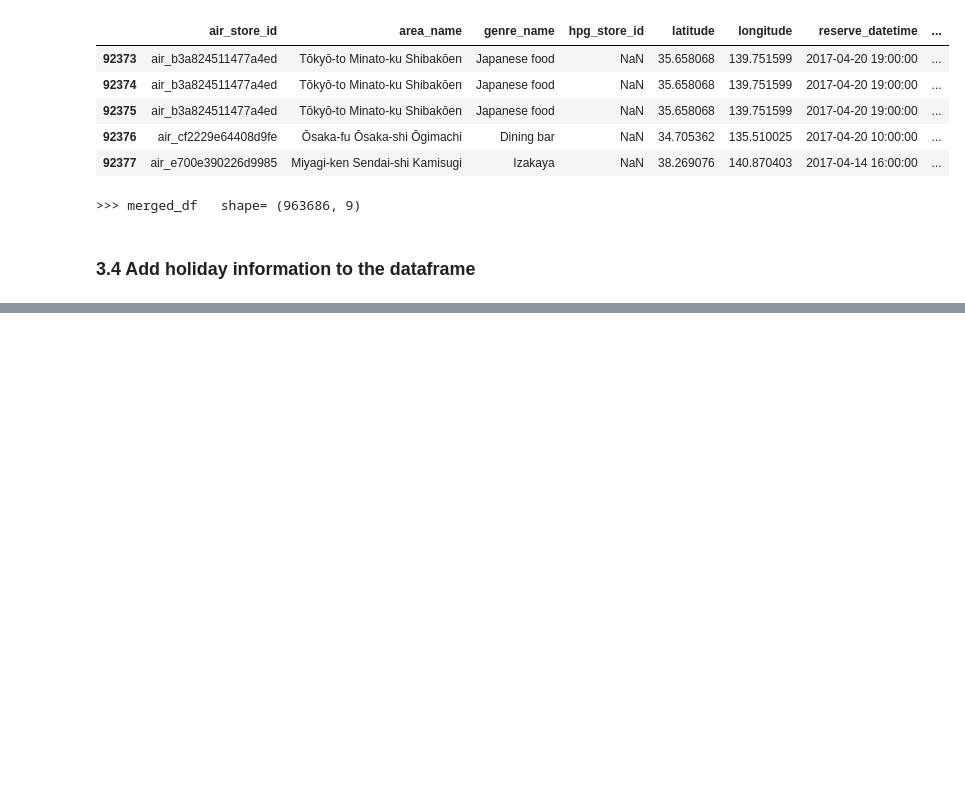
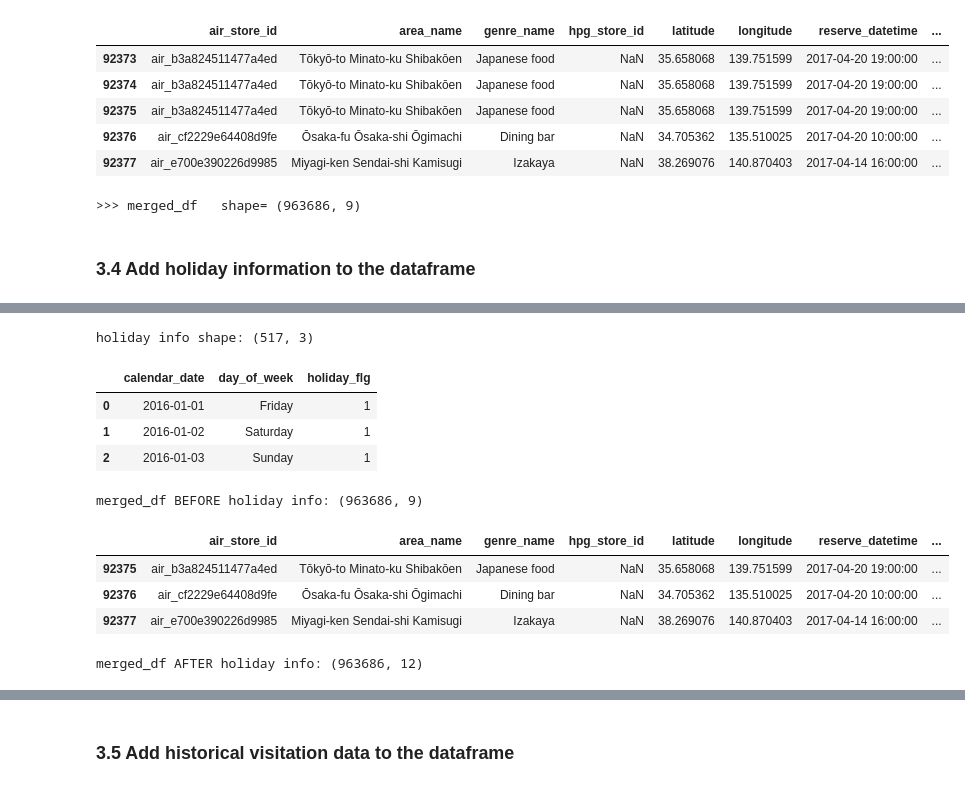
Before and after one commit to karlphillip/DataScience, a Jupyter notebook: Project1/1_data_wrangling.ipynb, the cells around one changed output, grey strips where cells are left out. Drawn from its saved outputs; the diff is of its cells as text; code cells hidden in the pictures; blank space fills up the shorter version.

```diff
--- a/Project1/1_data_wrangling.ipynb
+++ b/Project1/1_data_wrangling.ipynb
@@ -380,0 +254,32 @@ print(">>> Number of days:", len(merged_df['visit_datetime'].dt.normalize().valu
+# %%
+print('holiday info shape:', date_info_df.shape)
+display(date_info_df.head(3))
+
+print('merged_df BEFORE holiday info:', merged_df.shape)
+display(merged_df.tail(3))
+
+# convert column visit_datetime from string to datetime object
+merged_df['visit_datetime'] = pd.to_datetime(merged_df['visit_datetime'])
+#print(merged_df.select_dtypes(include=[np.datetime64])) # is it really datetime type?
+
+# add a new column containing only the Y-M-D of visit_datetime to be used on the next merge()
+merged_df['visit_date'] = merged_df['visit_datetime'].apply(lambda x: x.strftime('%Y-%m-%d'))
+
+# combine both datasets to add columns 'day_of_week' and 'holiday_flg' to merged_df
+merged_df = pd.merge(merged_df, date_info_df, left_on='visit_date', right_on='calendar_date')
+del merged_df['calendar_date']
+
+print('merged_df AFTER holiday info:', merged_df.shape)
+display(merged_df.tail(3))
+# %% [output]
+holiday info shape: (517, 3)
+|  | calendar_date | day_of_week | holiday_flg |
+| 0 | 2016-01-01 | Friday | 1 |
+| 1 | 2016-01-02 | Saturday | 1 |
+| 2 | 2016-01-03 | Sunday | 1 |
+merged_df BEFORE holiday info: (963686, 9)
+|  | air_store_id | area_name | genre_name | hpg_store_id | latitude | longitude | reserve_datetime | ... |
+| 92375 | air_b3a824511477a4ed | Tōkyō-to Minato-ku Shibakōen | Japanese food | NaN | 35.658068 | 139.751599 | 2017-04-20 19:00:00 | ... |
+| 92376 | air_cf2229e64408d9fe | Ōsaka-fu Ōsaka-shi Ōgimachi | Dining bar | NaN | 34.705362 | 135.510025 | 2017-04-20 10:00:00 | ... |
+| 92377 | air_e700e390226d9985 | Miyagi-ken Sendai-shi Kamisugi | Izakaya | NaN | 38.269076 | 140.870403 | 2017-04-14 16:00:00 | ... |
+merged_df AFTER holiday info: (963686, 12)
@@ -380,0 +290,2 @@ print(">>> Number of days:", len(merged_df['visit_datetime'].dt.normalize().valu
+# %% [markdown]
+### 3.5 Add historical visitation data to the dataframe
```
Also changed, not shown: parts of 64 cells of this notebook.
